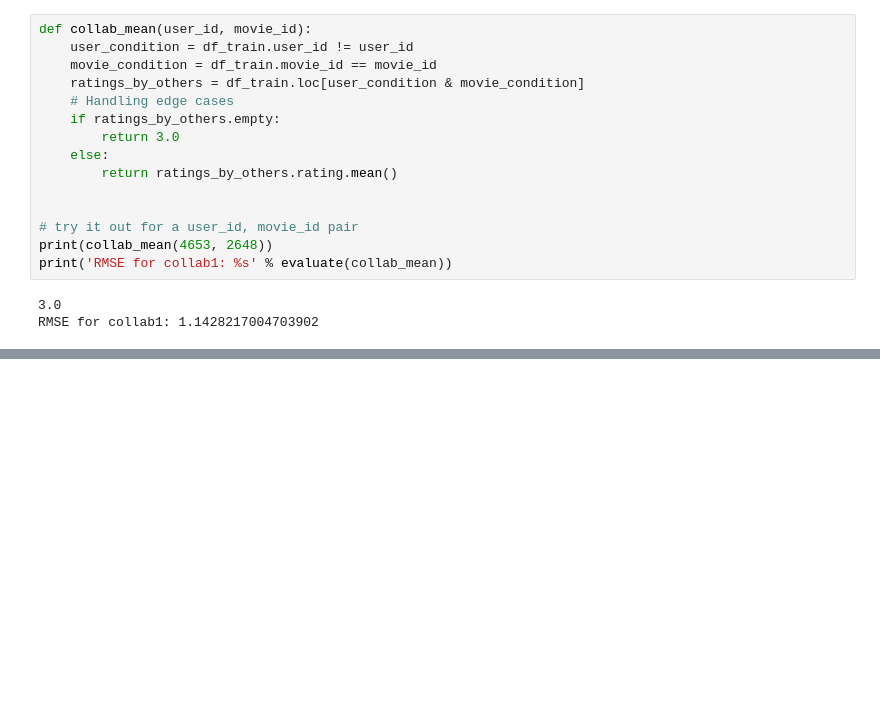
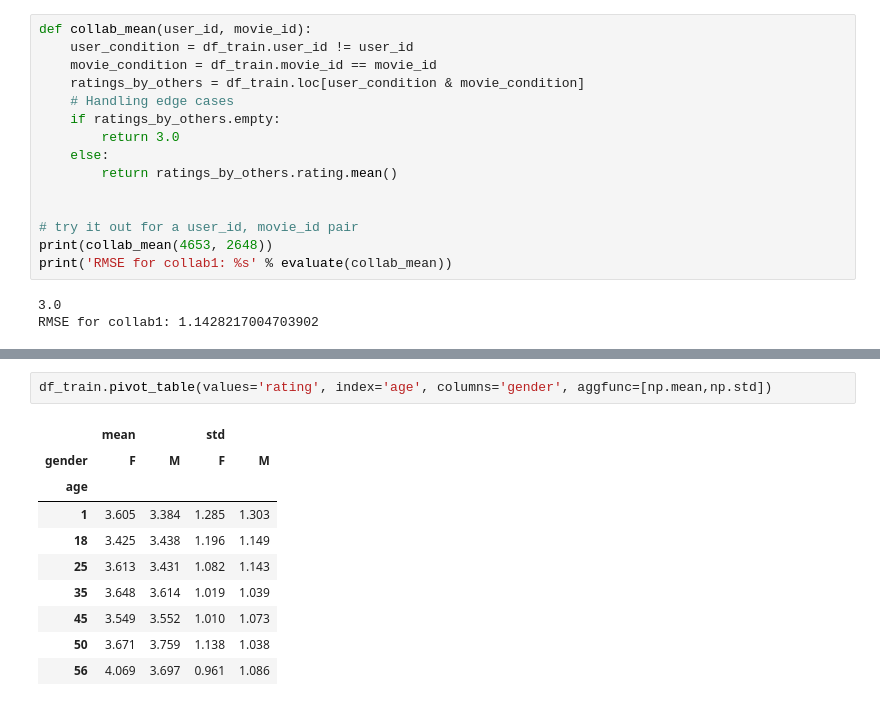
Before and after one commit to myrastone0/rec_engine_movielens, a Jupyter notebook: rec_engine.ipynb, the cells around one changed output, grey strips where cells are left out. Saved outputs shown, nothing was run; the diff lists cells and outputs as text; blank space fills up the shorter version.

```diff
--- a/rec_engine.ipynb
+++ b/rec_engine.ipynb
@@ -360,0 +387,13 @@ RMSE for collab1: 1.1428217004703902
+# %%
+df_train.pivot_table(values='rating', index='age', columns='gender', aggfunc=[np.mean,np.std])
+# %% [output]
+|  | mean |  | std |  |
+| gender | F | M | F | M |
+| age |  |  |  |  |
+| 1 | 3.605 | 3.384 | 1.285 | 1.303 |
+| 18 | 3.425 | 3.438 | 1.196 | 1.149 |
+| 25 | 3.613 | 3.431 | 1.082 | 1.143 |
+| 35 | 3.648 | 3.614 | 1.019 | 1.039 |
+| 45 | 3.549 | 3.552 | 1.010 | 1.073 |
+| 50 | 3.671 | 3.759 | 1.138 | 1.038 |
+| 56 | 4.069 | 3.697 | 0.961 | 1.086 |
```
Also changed, not shown: parts of 20 cells of this notebook.
